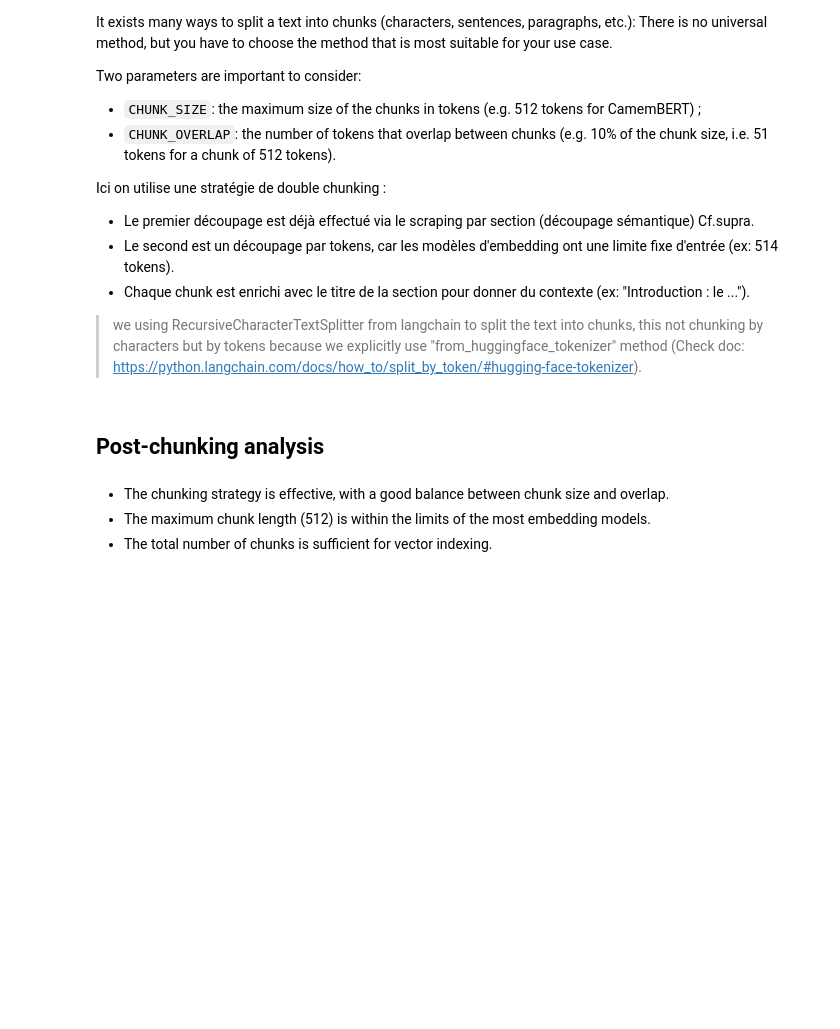
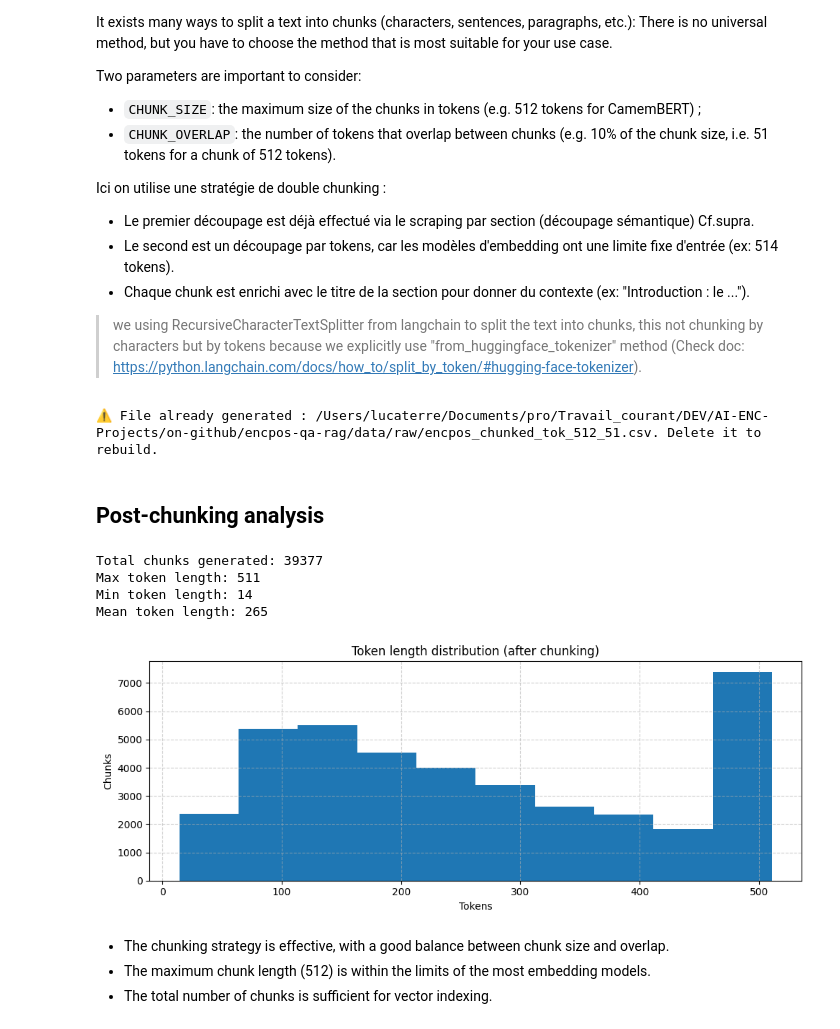
Before and after one commit to chartes/encpos-qa-rag, a Jupyter notebook: notebooks/01-prepare_chunk_corpus.ipynb, the cells around one changed output. Drawn from its saved outputs; the diff is of its cells as text; code cells hidden in the pictures; blank space fills up the shorter version.

```diff
--- a/notebooks/01-prepare_chunk_corpus.ipynb
+++ b/notebooks/01-prepare_chunk_corpus.ipynb
@@ -238,9 +270,9 @@ def process_row_recursive(row: pd.Series) -> list[dict]:
     return results
 # %%
 # Apply chunking to the DataFrame and save the results.
-out_path = f"../../data/raw/encpos_chunked_tok_{CHUNK_SIZE}_{CHUNK_OVERLAP}-test.csv"
+out_path = get_absolute_path(f"data/raw/encpos_chunked_tok_{CHUNK_SIZE}_{CHUNK_OVERLAP}.csv")
 if os.path.exists(out_path):
-    print(f"⚠️ Fichier déjà généré : {out_path}. Supprimez-le pour forcer le recalcul.")
+    print(f"⚠️ File already generated : {out_path}. Delete it to rebuild.")
     df_chunks = pd.read_csv(out_path, sep="\t")
 else:
     # chunking accelerated by parallel processing
@@ -252,6 +284,8 @@ else:
     df_chunks = pd.DataFrame(flat_chunks).drop_duplicates(subset=["full_chunk", "unique_id"]).reset_index(drop=True)
     os.makedirs(os.path.dirname(out_path), exist_ok=True)
     df_chunks.to_csv(out_path, sep="\t", encoding="utf-8", index=False)
+# %% [output]
+⚠️ File already generated : /Users/lucaterre/Documents/pro/Travail_courant/DEV/AI-ENC-Projects/on-github/encpos-qa-rag/data/raw/encpos_chunked_tok_512_51.csv. Delete it to rebuild.
 # %% [markdown]
 ## Post-chunking analysis
 # %%
@@ -263,16 +297,23 @@ mean_chunk_token_length = df_chunks['full_chunk_token_len'].mean()
 print("Max token length:", int(max_chunk_token_length))
 print("Min token length:", int(min_chunk_token_length))
 print("Mean token length:", int(mean_chunk_token_length))
+# %% [output]
+Total chunks generated: 39377
+Max token length: 511
+Min token length: 14
+Mean token length: 265
 # %%
 ## Histogramme après découpe
 plot_histogram(
     df_chunks,
     'full_chunk_token_len',
     'Token length distribution (after chunking)',
     'Tokens',
     'Chunks',
-    bins=50
+    bins=10
 )
+# %% [output]
+[figure, added]
 # %% [markdown]
 - The chunking strategy is effective, with a good balance between chunk size and overlap.
 - The maximum chunk length (512) is within the limits of the most embedding models.
```
Also changed, not shown: parts of 7 cells of this notebook, 6 other files.
